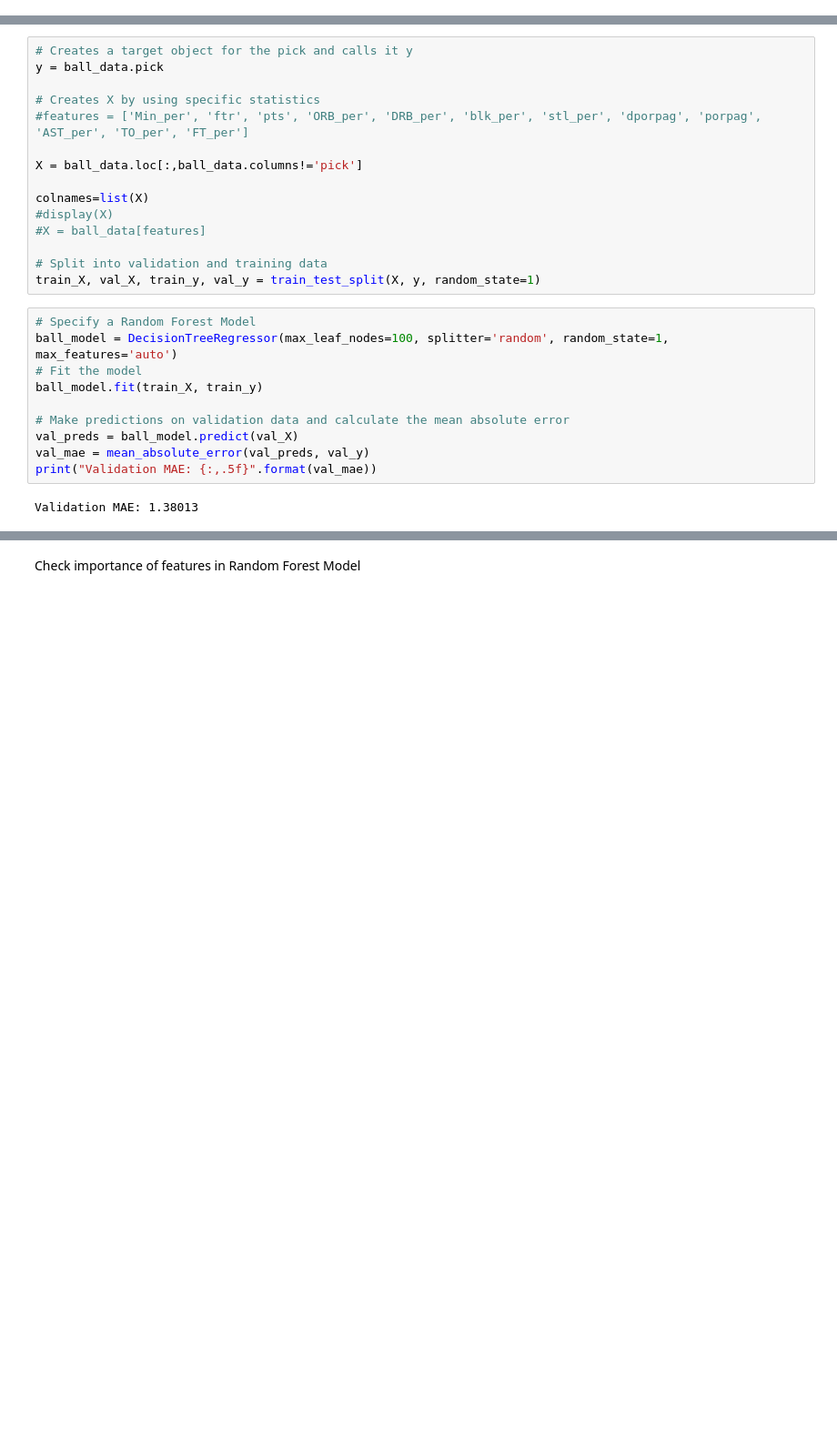
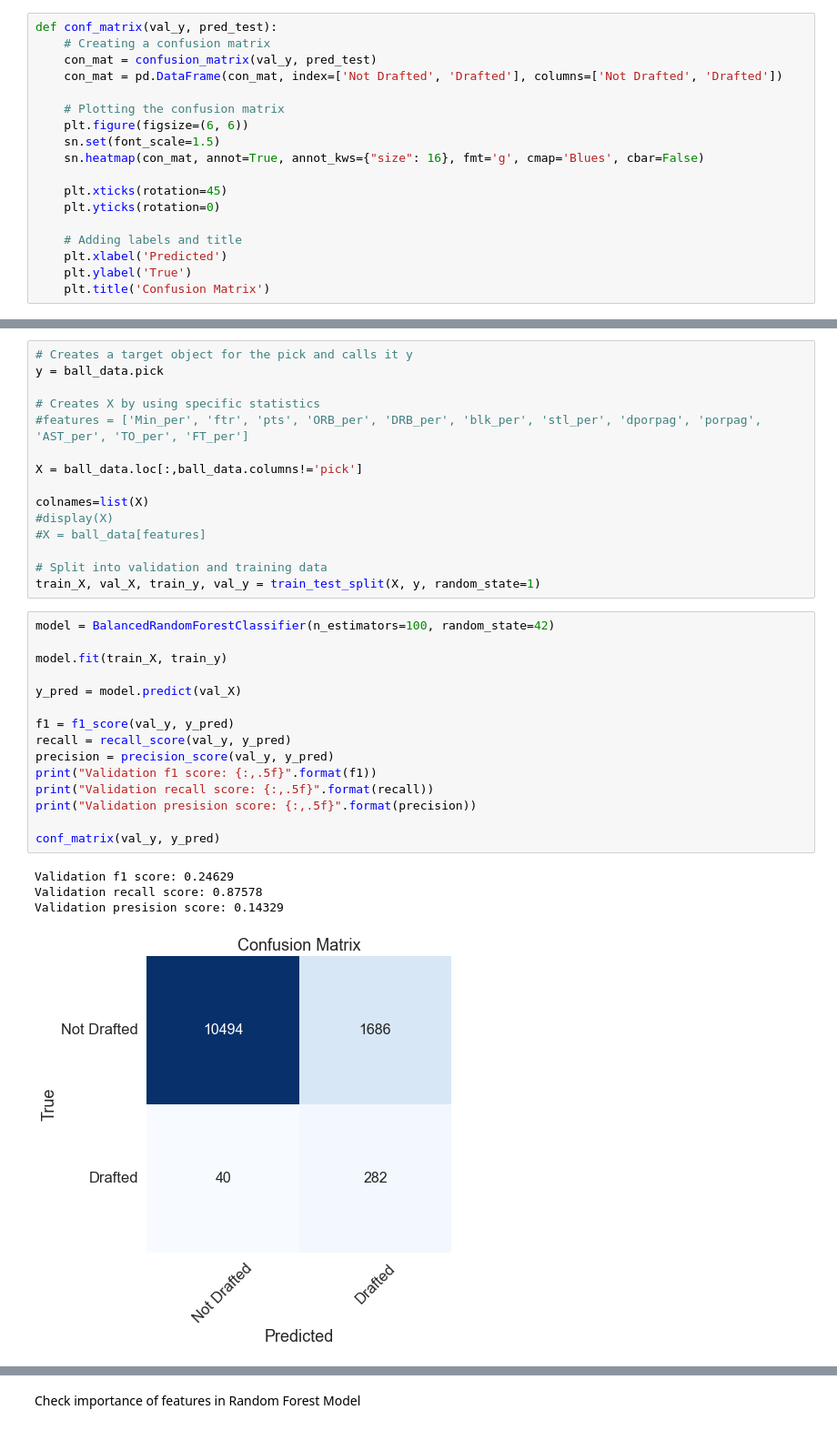
Before and after one commit to Aleksandra-dot/julDraft, a Jupyter notebook: random_forest.ipynb, the cells around one changed output, grey strips where cells are left out. Shown at 91% size. Saved outputs shown, nothing was run; the diff lists cells and outputs as text; blank space fills up the shorter version.

```diff
--- a/random_forest.ipynb
+++ b/random_forest.ipynb
@@ -57,6 +57,24 @@ ball_data_2021 = total_ball_data.loc[total_ball_data['year'] == 2021]
 ball_data_2021 = ball_data_2021.drop(['year'], axis=1)
 total_ball_data = total_ball_data.drop(['year'], axis=1)
 #ball_data
+# %%
+def conf_matrix(val_y, pred_test):
+    # Creating a confusion matrix
+    con_mat = confusion_matrix(val_y, pred_test)
+    con_mat = pd.DataFrame(con_mat, index=['Not Drafted', 'Drafted'], columns=['Not Drafted', 'Drafted'])
+
+    # Plotting the confusion matrix
+    plt.figure(figsize=(6, 6))
+    sn.set(font_scale=1.5)
+    sn.heatmap(con_mat, annot=True, annot_kws={"size": 16}, fmt='g', cmap='Blues', cbar=False)
+
+    plt.xticks(rotation=45)
+    plt.yticks(rotation=0)
+
+    # Adding labels and title
+    plt.xlabel('Predicted')
+    plt.ylabel('True')
+    plt.title('Confusion Matrix')
 # %% [markdown]
 Wszystkie 45 zmiennych
 # %%
@@ -74,17 +92,25 @@ colnames=list(X)
 
 # Split into validation and training data
 train_X, val_X, train_y, val_y = train_test_split(X, y, random_state=1)
-# %%
-# Specify a Random Forest Model
-ball_model = DecisionTreeRegressor(max_leaf_nodes=100, splitter='random', random_state=1, max_features='auto')
-# Fit the model
-ball_model.fit(train_X, train_y)
-
-# Make predictions on validation data and calculate the mean absolute error
-val_preds = ball_model.predict(val_X)
-val_mae = mean_absolute_error(val_preds, val_y)
-print("Validation MAE: {:,.5f}".format(val_mae))
-# %% [output]
-Validation MAE: 1.38013
+# %%
+model = BalancedRandomForestClassifier(n_estimators=100, random_state=42)
+
+model.fit(train_X, train_y)
+
+y_pred = model.predict(val_X)
+
+f1 = f1_score(val_y, y_pred)
+recall = recall_score(val_y, y_pred)
+precision = precision_score(val_y, y_pred)
+print("Validation f1 score: {:,.5f}".format(f1))
+print("Validation recall score: {:,.5f}".format(recall))
+print("Validation presision score: {:,.5f}".format(precision))
+
+conf_matrix(val_y, y_pred)
+# %% [output]
+Validation f1 score: 0.24629
+Validation recall score: 0.87578
+Validation presision score: 0.14329
+[figure, added]
 # %%
 # Test data, using 2021
```
Also changed, not shown: parts of 10 cells of this notebook, 2 other files.
